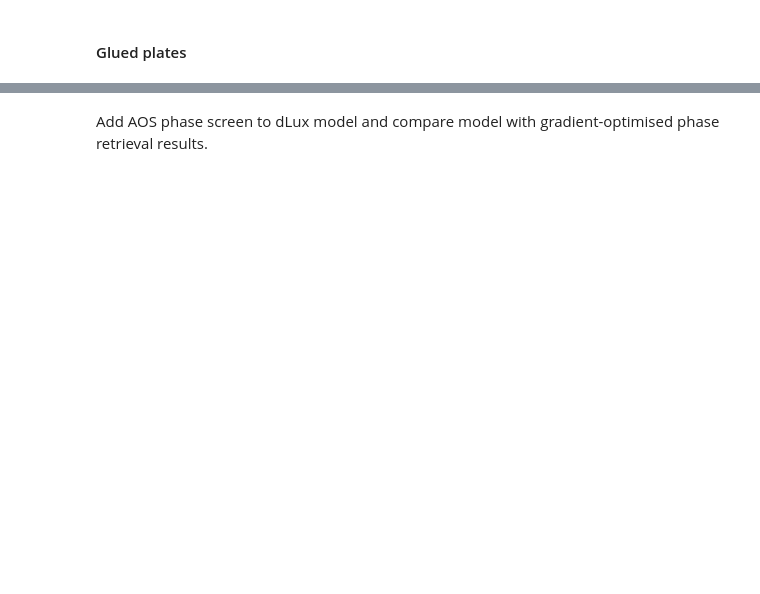
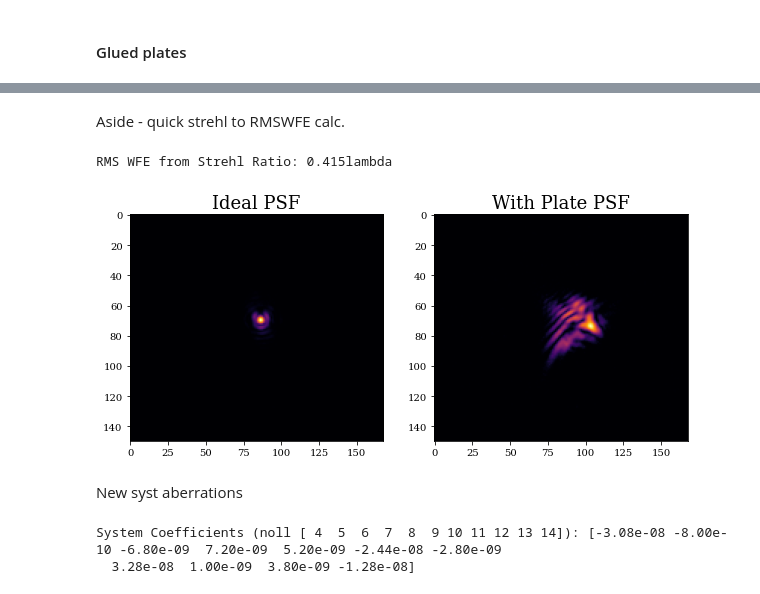
Before and after one commit to TolimanSpace/toliman_dp_design_testing, a Jupyter notebook: Gluing_Characterisation_8_25.ipynb, the cells around one changed output, grey strips where cells are left out. Cells and saved outputs as stored; diff of their text form; code cells hidden in the pictures; blank space fills up the shorter version.

```diff
--- a/Gluing_Characterisation_8_25.ipynb
+++ b/Gluing_Characterisation_8_25.ipynb
@@ -2265,2 +865,0 @@ plt.colorbar()
-# %% [markdown]
-Add AOS phase screen to dLux model and compare model with gradient-optimised phase retrieval results.
@@ -2377,0 +866,36 @@ plt.colorbar(label="OPD (m)")
+# %% [markdown]
+Aside - quick strehl to RMSWFE calc.
+# %%
+ideal = np.load(data_dir+"glued/26_08_2025/red_psf_syst_80us_0gain_img_stack_batch_0.npy")
+w_plate= np.load(data_dir+"glued/26_08_2025/red_psf_plate_80us_0gain_img_stack_batch_0.npy")
+
+#avg over frames
+ideal = np.mean(ideal, axis=0)
+w_plate = np.mean(w_plate, axis=0)
+plt.subplot(1,2,1)
+plt.imshow(ideal**0.5)
+plt.title("Ideal PSF")
+plt.subplot(1,2,2)
+plt.imshow(w_plate**0.5)
+plt.title("With Plate PSF")
+
+S = w_plate.max()/ideal.max()
+# WFE = 1/(4*np.pi**2)*np.sqrt(np.log(1/S))
+WFE = np.sqrt(1/S) *1/(2*np.pi)
+print("RMS WFE from Strehl Ratio: {:.3f}lambda".format(WFE))
+# %% [output]
+RMS WFE from Strehl Ratio: 0.415lambda
+[figure, added]
+# %% [markdown]
+New syst aberrations
+# %%
+f_aberr = "data/spider/retrieval_results/26_08_2025/system_coeffs_dict.pkl"
+
+syst_noll = jnp.arange(4, 15) # only first 14 Zernike modes (excluding piston and tip/tilt) are used to classify syst aberrations
+# syst_coeffs = jnp.load(f_aberr)
+syst_coeffs = pickle.load(open(f_aberr, "rb"))["value"]
+syst_basis = dlu.zernike_basis(js=syst_noll, diameter=aperture_diameter, coordinates=coords)
+print("System Coefficients (noll {}): {}".format(syst_noll,syst_coeffs))
+# %% [output]
+System Coefficients (noll [ 4  5  6  7  8  9 10 11 12 13 14]): [-3.08e-08 -8.00e-10 -6.80e-09  7.20e-09  5.20e-09 -2.44e-08 -2.80e-09
+  3.28e-08  1.00e-09  3.80e-09 -1.28e-08]
```
Also changed, not shown: parts of 106 cells of this notebook, 3 other files.
